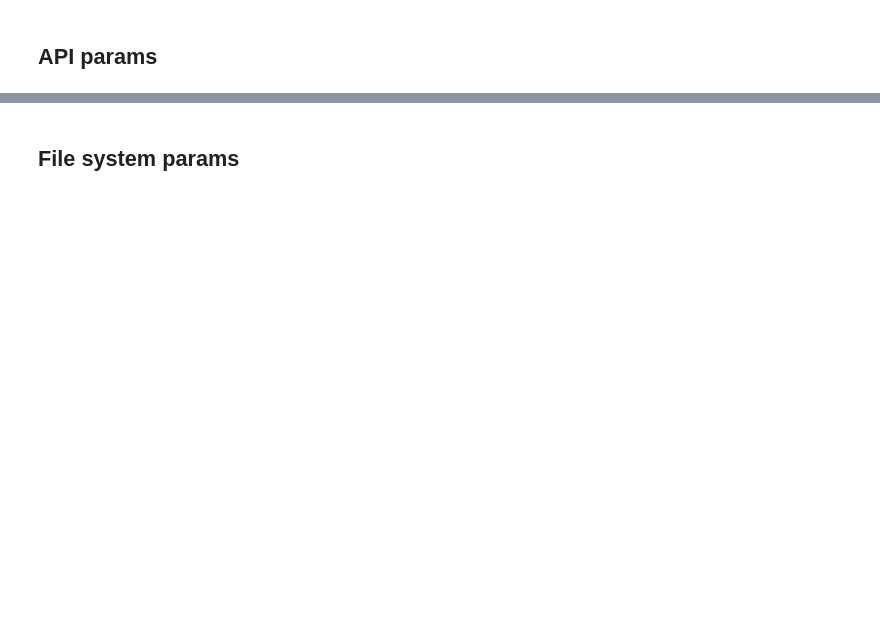
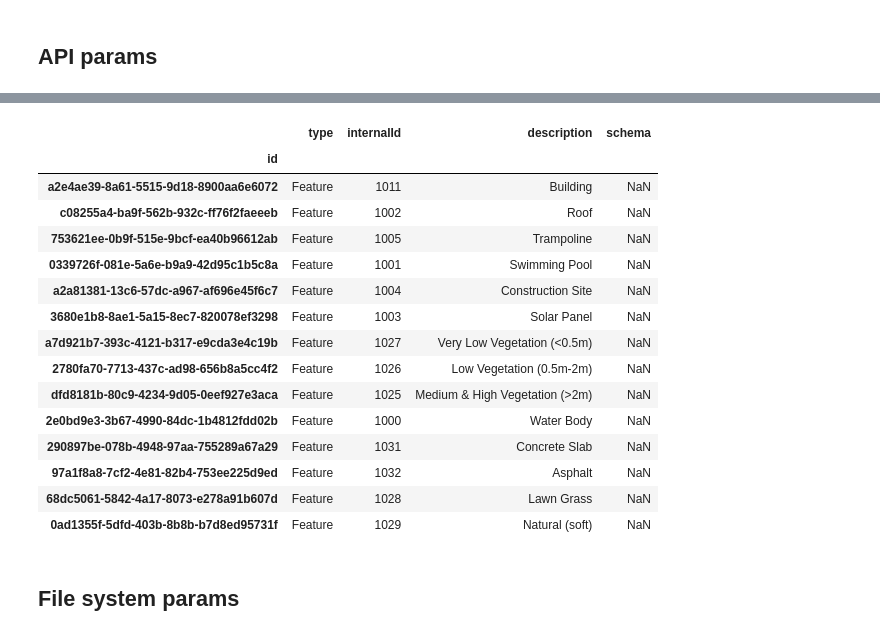
Before and after one commit to nearmap/nmaipy, a Jupyter notebook: ai-feature-api/Parcel_rollup.ipynb, the cells around one changed output, grey strips where cells are left out. Drawn from its saved outputs; the diff is of its cells as text; code cells hidden in the pictures; blank space fills up the shorter version.

```diff
--- a/ai-feature-api/Parcel_rollup.ipynb
+++ b/ai-feature-api/Parcel_rollup.ipynb
@@ -51,11 +51,13 @@ PACKS = ",".join(
     [
         "building",
         "building_char",
+        "roof_char",
         "solar",
         "construction",
         "trampoline",
         "pool",
-        "roof_char",
+        "vegetation",
+        "surfaces",
     ]
 )
 
@@ -64,10 +66,25 @@ THREADS = 10
 CHUNK_SIZE = 100
 PROCESSES = 8
 
-# Use https://api.nearmap.com/ai/features/v4/classes.json to get class IDs
 BUILDING_ID = "a2e4ae39-8a61-5515-9d18-8900aa6e6072"
 ROOF_ID = "c08255a4-ba9f-562b-932c-ff76f2faeeeb"
+
 TRAMPOLINE_ID = "753621ee-0b9f-515e-9bcf-ea40b96612ab"
 POOL_ID = "0339726f-081e-5a6e-b9a9-42d95c1b5c8a"
 CONSTRUCTION_ID = "a2a81381-13c6-57dc-a967-af696e45f6c7"
 SOLAR_ID = "3680e1b8-8ae1-5a15-8ec7-820078ef3298"
+
+VEG_VERYLOW_ID = "a7d921b7-393c-4121-b317-e9cda3e4c19b"
+VEG_LOW_ID = "2780fa70-7713-437c-ad98-656b8a5cc4f2"
+VEG_MEDHIGH_ID = "dfd8181b-80c9-4234-9d05-0eef927e3aca"
+VEG_IDS = [VEG_VERYLOW_ID, VEG_LOW_ID, VEG_MEDHIGH_ID]
+
+DIRT_GRAVEL_SAND_ID = "0ad1355f-5dfd-403b-8b8b-b7d8ed95731f"
+WATER_BODY_ID = "2e0bd9e3-3b67-4990-84dc-1b4812fdd02b"
+CONCRETE_ID = "290897be-078b-4948-97aa-755289a67a29"
+ASPHALT_ID = "97a1f8a8-7cf2-4e81-82b4-753ee225d9ed"
+LAWN_GRASS_ID = "68dc5061-5842-4a17-8073-e278a91b607d"
+SURFACES_IDS = [WATER_BODY_ID, CONCRETE_ID, ASPHALT_ID, LAWN_GRASS_ID, DIRT_GRAVEL_SAND_ID]
+
+ALL_USED_IDS = [BUILDING_ID, ROOF_ID, TRAMPOLINE_ID, POOL_ID, CONSTRUCTION_ID, SOLAR_ID] + VEG_IDS + SURFACES_IDS
+VISUALISATION_IDS = [BUILDING_ID, ROOF_ID, TRAMPOLINE_ID, POOL_ID, CONSTRUCTION_ID, SOLAR_ID] + VEG_IDS
@@ -76,3 +91,26 @@ SOLAR_ID = "3680e1b8-8ae1-5a15-8ec7-820078ef3298"
+# %%
+# Use https://api.nearmap.com/ai/features/v4/classes.json to get class IDs
+df_classes = (utils.get_feature_class_ids(API_KEY)
+              .set_index('id')
+             ).loc[ALL_USED_IDS,:]
+df_classes
+# %% [output]
+|  | type | internalId | description | schema |
+| id |  |  |  |  |
+| a2e4ae39-8a61-5515-9d18-8900aa6e6072 | Feature | 1011 | Building | NaN |
+| c08255a4-ba9f-562b-932c-ff76f2faeeeb | Feature | 1002 | Roof | NaN |
+| 753621ee-0b9f-515e-9bcf-ea40b96612ab | Feature | 1005 | Trampoline | NaN |
+| 0339726f-081e-5a6e-b9a9-42d95c1b5c8a | Feature | 1001 | Swimming Pool | NaN |
+| a2a81381-13c6-57dc-a967-af696e45f6c7 | Feature | 1004 | Construction Site | NaN |
+| 3680e1b8-8ae1-5a15-8ec7-820078ef3298 | Feature | 1003 | Solar Panel | NaN |
+| a7d921b7-393c-4121-b317-e9cda3e4c19b | Feature | 1027 | Very Low Vegetation (<0.5m) | NaN |
+| 2780fa70-7713-437c-ad98-656b8a5cc4f2 | Feature | 1026 | Low Vegetation (0.5m-2m) | NaN |
+| dfd8181b-80c9-4234-9d05-0eef927e3aca | Feature | 1025 | Medium & High Vegetation (>2m) | NaN |
+| 2e0bd9e3-3b67-4990-84dc-1b4812fdd02b | Feature | 1000 | Water Body | NaN |
+| 290897be-078b-4948-97aa-755289a67a29 | Feature | 1031 | Concrete Slab | NaN |
+| 97a1f8a8-7cf2-4e81-82b4-753ee225d9ed | Feature | 1032 | Asphalt | NaN |
+| 68dc5061-5842-4a17-8073-e278a91b607d | Feature | 1028 | Lawn Grass | NaN |
+| 0ad1355f-5dfd-403b-8b8b-b7d8ed95731f | Feature | 1029 | Natural (soft) | NaN |
 # %% [markdown]
 ## File system params
 # %%
```
Also changed, not shown: parts of 23 cells of this notebook, 2 other files.
